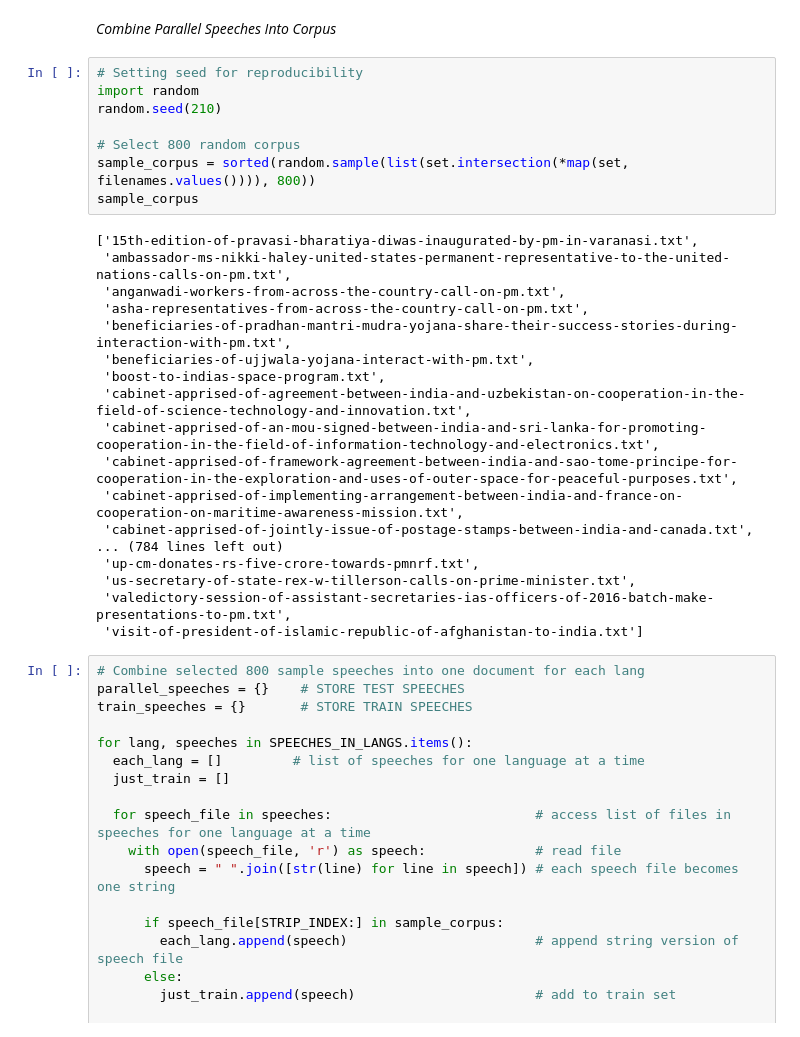
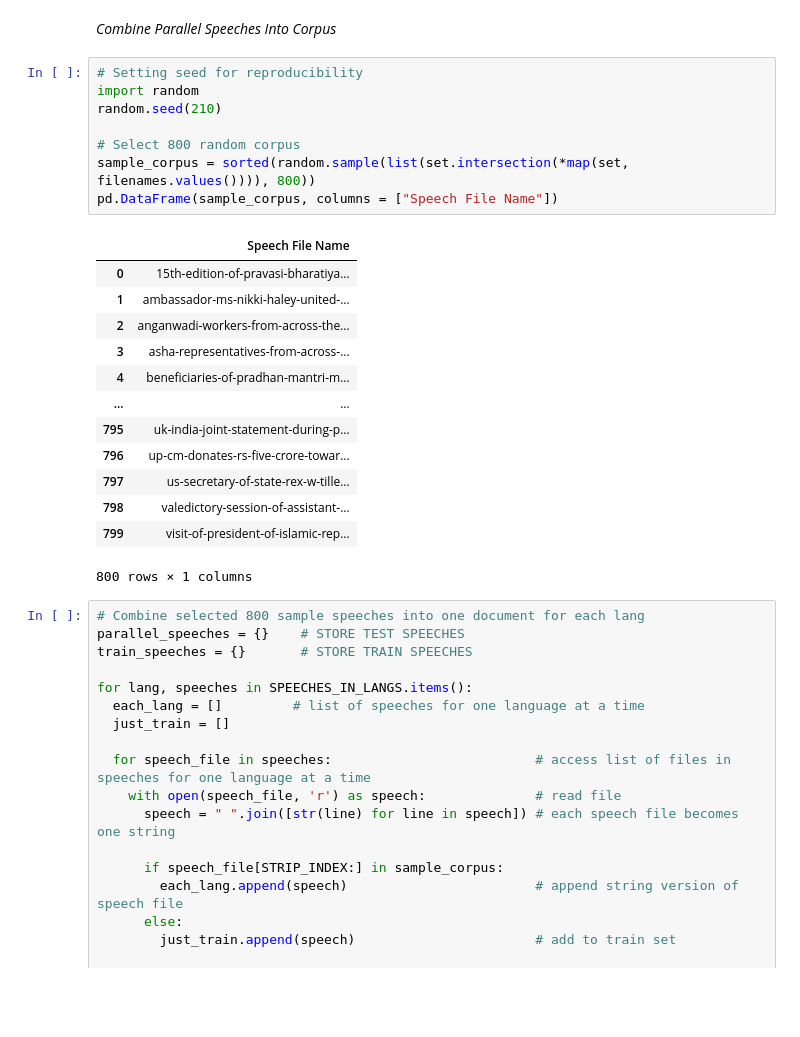
Before and after one commit to DivyaRustagi10/indicCTM-Foundations, a Jupyter notebook: ZeroshotTM_For_Same_Script_Languages.ipynb, the cells around one changed output. Drawn from its saved outputs; the diff is of its cells as text; blank space fills up the shorter version.

```diff
--- a/ZeroshotTM_For_Same_Script_Languages.ipynb
+++ b/ZeroshotTM_For_Same_Script_Languages.ipynb
@@ -95,29 +101,25 @@ for lang in SPEECHES_IN_LANGS.keys():
 # %%
 # Setting seed for reproducibility
 import random
 random.seed(210)
 
 # Select 800 random corpus
 sample_corpus = sorted(random.sample(list(set.intersection(*map(set, filenames.values()))), 800))
-sample_corpus
+pd.DataFrame(sample_corpus, columns = ["Speech File Name"])
 # %% [output]
+|  | Speech File Name |
+| 0 | 15th-edition-of-pravasi-bharatiya... |
+| 1 | ambassador-ms-nikki-haley-united-... |
+| 2 | anganwadi-workers-from-across-the... |
+| 3 | asha-representatives-from-across-... |
+| 4 | beneficiaries-of-pradhan-mantri-m... |
+| ... | ... |
+| 795 | uk-india-joint-statement-during-p... |
+| 796 | up-cm-donates-rs-five-crore-towar... |
+| 797 | us-secretary-of-state-rex-w-tille... |
+| 798 | valedictory-session-of-assistant-... |
+| 799 | visit-of-president-of-islamic-rep... |
-['15th-edition-of-pravasi-bharatiya-diwas-inaugurated-by-pm-in-varanasi.txt',
- 'ambassador-ms-nikki-haley-united-states-permanent-representative-to-the-united-nations-calls-on-pm.txt',
- 'anganwadi-workers-from-across-the-country-call-on-pm.txt',
- 'asha-representatives-from-across-the-country-call-on-pm.txt',
- 'beneficiaries-of-pradhan-mantri-mudra-yojana-share-their-success-stories-during-interaction-with-pm.txt',
- 'beneficiaries-of-ujjwala-yojana-interact-with-pm.txt',
- 'boost-to-indias-space-program.txt',
- 'cabinet-apprised-of-agreement-between-india-and-uzbekistan-on-cooperation-in-the-field-of-science-technology-and-innovation.txt',
- 'cabinet-apprised-of-an-mou-signed-between-india-and-sri-lanka-for-promoting-cooperation-in-the-field-of-information-technology-and-electronics.txt',
- 'cabinet-apprised-of-framework-agreement-between-india-and-sao-tome-principe-for-cooperation-in-the-exploration-and-uses-of-outer-space-for-peaceful-purposes.txt',
- 'cabinet-apprised-of-implementing-arrangement-between-india-and-france-on-cooperation-on-maritime-awareness-mission.txt',
- 'cabinet-apprised-of-jointly-issue-of-postage-stamps-between-india-and-canada.txt',
-... (784 lines left out)
- 'up-cm-donates-rs-five-crore-towards-pmnrf.txt',
- 'us-secretary-of-state-rex-w-tillerson-calls-on-prime-minister.txt',
- 'valedictory-session-of-assistant-secretaries-ias-officers-of-2016-batch-make-presentations-to-pm.txt',
- 'visit-of-president-of-islamic-republic-of-afghanistan-to-india.txt']
+800 rows × 1 columns
 # %%
 # Combine selected 800 sample speeches into one document for each lang
 parallel_speeches = {}    # STORE TEST SPEECHES
```
Also changed, not shown: parts of 38 cells of this notebook.
